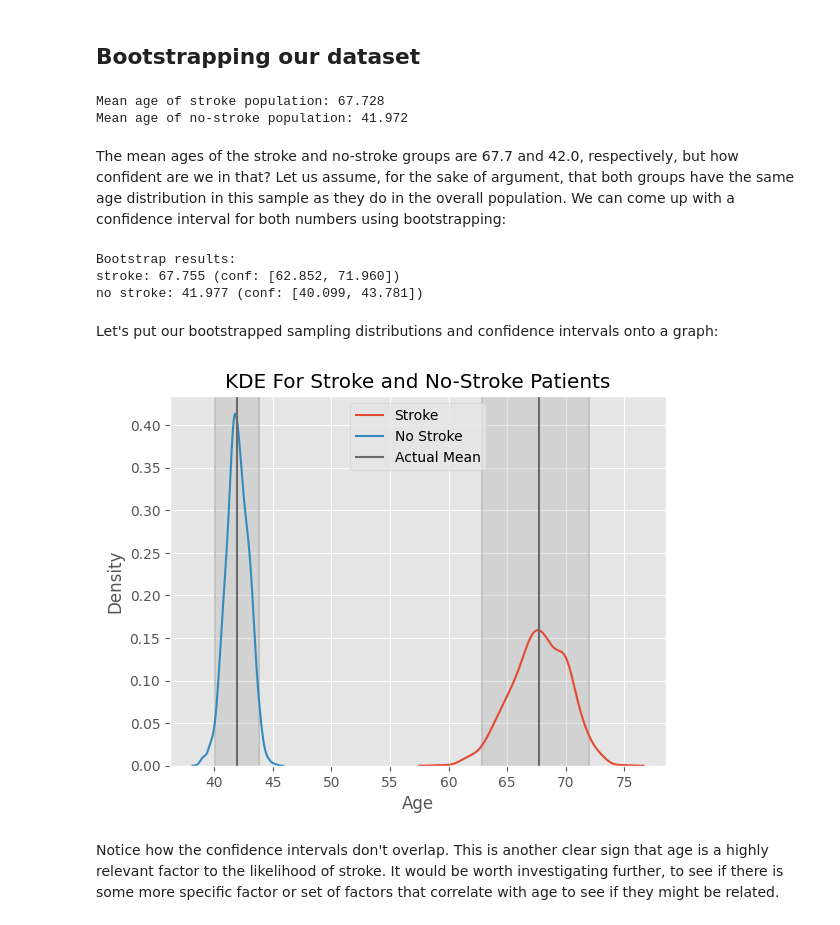
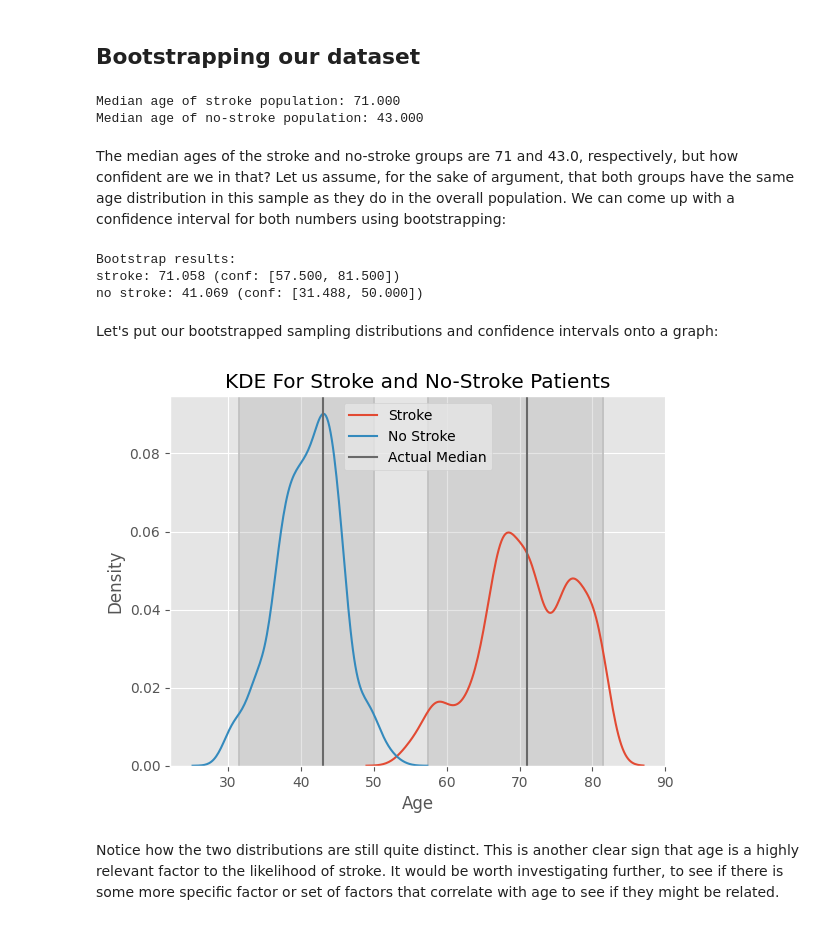
Before and after one commit to emmafurth/Data201, a Jupyter notebook: project 1/final.ipynb, the cells around one changed output. Cells and saved outputs as stored; diff of their text form; code cells hidden in the pictures.

```diff
--- a/project 1/final.ipynb
+++ b/project 1/final.ipynb
@@ -127,77 +127,78 @@ Immediately, we can see a difference: while the distributions for BMI and glucos
 stroke_df = df[df["stroke"] == True]
 no_stroke_df = df[df["stroke"] == False]
 
-stroke_mean_age_actual = stroke_df["age"].mean()
-no_stroke_mean_age_actual = no_stroke_df["age"].mean()
+stroke_median_age_actual = stroke_df["age"].median()
+no_stroke_median_age_actual = no_stroke_df["age"].median()
 
-print(f"Mean age of stroke population: {stroke_mean_age_actual:.3f}")
-print(f"Mean age of no-stroke population: {no_stroke_mean_age_actual:.3f}")
+print(f"Median age of stroke population: {stroke_median_age_actual:.3f}")
+print(f"Median age of no-stroke population: {no_stroke_median_age_actual:.3f}")
 # %% [output]
-Mean age of stroke population: 67.728
-Mean age of no-stroke population: 41.972
+Median age of stroke population: 71.000
+Median age of no-stroke population: 43.000
 # %% [markdown]
-The mean ages of the stroke and no-stroke groups are 67.7 and 42.0, respectively, but how confident are we in that? Let us assume, for the sake of argument, that both groups have the same age distribution in this sample as they do in the overall population. We can come up with a confidence interval for both numbers using bootstrapping:
+The median ages of the stroke and no-stroke groups are 71 and 43.0, respectively, but how confident are we in that? Let us assume, for the sake of argument, that both groups have the same age distribution in this sample as they do in the overall population. We can come up with a confidence interval for both numbers using bootstrapping:
 # %%
-# get the size of both the stroke and no-stroke groups
-stroke_count = len(stroke_df)
-no_stroke_count = len(no_stroke_df)
-# set the desired sample size to be 10% of the group size
-stroke_sample_size = int(np.round(stroke_count / 10))
-no_stroke_sample_size = int(np.round(no_stroke_count / 10))
+
+# set the desired sample size to be 10% of the respective group size
+stroke_sample_size = int(np.round(len(stroke_df) / 10))
+no_stroke_sample_size = int(np.round(len(no_stroke_df) / 10))
+
+# set the initial samples
+stroke_sample = stroke_df.sample(stroke_sample_size)
+no_stroke_sample = no_stroke_df.sample(no_stroke_sample_size)
 
 # make our bootstrap samples
-stroke_means_bootstrapped_samples = []
-no_stroke_means_bootstrapped_samples = []
+stroke_medians_bootstrapped_samples = []
+no_stroke_medians_bootstrapped_samples = []
 for i in range(1000):
-                stroke_bootstrapped_sample = stroke_df.sample(stroke_sample_size)
-                no_stroke_bootstrapped_sample = no_stroke_df.sample(no_stroke_sample_size)
-                stroke_means_bootstrapped_samples.append(stroke_bootstrapped_sample["age"].mean())
-                no_stroke_means_bootstrapped_samples.append(no_stroke_bootstrapped_sample["age"].mean())
+                stroke_bootstrapped_sample = stroke_sample.sample(int(stroke_sample_size / 10), replace=True)
+                no_stroke_bootstrapped_sample = no_stroke_sample.sample(int(no_stroke_sample_size / 10), replace=True)
+                stroke_medians_bootstrapped_samples.append(stroke_bootstrapped_sample["age"].median())
+                no_stroke_medians_bootstrapped_samples.append(no_stroke_bootstrapped_sample["age"].median())
 
-stroke_mean_age_simulated = np.mean(stroke_means_bootstrapped_samples)
-no_stroke_mean_age_simulated = np.mean(no_stroke_means_bootstrapped_samples)
+stroke_median_age_simulated = np.mean(stroke_medians_bootstrapped_samples)
+no_stroke_median_age_simulated = np.mean(no_stroke_medians_bootstrapped_samples)
 
 # our confidence intervals
-min1, max1 = np.percentile(stroke_means_bootstrapped_samples, [2.5, 97.5]) # The middle 95% interval
-min2, max2 = np.percentile(no_stroke_means_bootstrapped_samples, [2.5, 97.5]) # The middle 95% interval
+min1, max1 = np.percentile(stroke_medians_bootstrapped_samples, [2.5, 97.5]) # The middle 95% interval
+min2, max2 = np.percentile(no_stroke_medians_bootstrapped_samples, [2.5, 97.5]) # The middle 95% interval
 
 print("Bootstrap results:")
-print(f"stroke: {stroke_mean_age_simulated:.3f} (conf: [{min1:.3f}, {max1:.3f}])")
-print(f"no stroke: {no_stroke_mean_age_simulated:.3f} (conf: [{min2:.3f}, {max2:.3f}])")
+print(f"stroke: {stroke_median_age_simulated:.3f} (conf: [{min1:.3f}, {max1:.3f}])")
+print(f"no stroke: {no_stroke_median_age_simulated:.3f} (conf: [{min2:.3f}, {max2:.3f}])")
 # %% [output]
 Bootstrap results:
-stroke: 67.755 (conf: [62.852, 71.960])
-no stroke: 41.977 (conf: [40.099, 43.781])
+stroke: 71.058 (conf: [57.500, 81.500])
+no stroke: 41.069 (conf: [31.488, 50.000])
 # %% [markdown]
 Let's put our bootstrapped sampling distributions and confidence intervals onto a graph:
 # %%
 # now draw our confidence intervals
 vspan_color = "darkgray"
 vline_color_ci = "silver"
 linestyle = "-"
 linewidth = 1.25
 plt.axvspan(min1, max1, alpha=0.3, color=vspan_color)
 plt.axvline(min1, color=vline_color_ci, linestyle=linestyle, linewidth=linewidth)
 plt.axvline(max1, color=vline_color_ci, linestyle=linestyle, linewidth=linewidth)
 
 plt.axvspan(min2, max2, alpha=0.3, color=vspan_color)
 plt.axvline(min2, color=vline_color_ci, linestyle=linestyle, linewidth=linewidth)
 plt.axvline(max2, color=vline_color_ci, linestyle=linestyle, linewidth=linewidth)
 
 # graphing the distributions
-sns.kdeplot(stroke_means_bootstrapped_samples, label="Stroke")
-sns.kdeplot(no_stroke_means_bootstrapped_samples, label="No Stroke")
+sns.kdeplot(stroke_medians_bootstrapped_samples, label="Stroke")
+sns.kdeplot(no_stroke_medians_bootstrapped_samples, label="No Stroke")
 
 # draw a vertical line for the actual means
-plt.axvline(stroke_mean_age_actual, color="dimgrey", label="Actual Mean")
-plt.axvline(no_stroke_mean_age_actual, color="dimgrey")
-
+plt.axvline(stroke_median_age_actual, color="dimgrey", label="Actual Median")
+plt.axvline(no_stroke_median_age_actual, color="dimgrey")
 
 plt.xlabel("Age")
 plt.title("KDE For Stroke and No-Stroke Patients")
 plt.legend(loc="upper center")
 plt.show()
 # %% [output]
-[figure, old version]
+[figure, new version]
 # %% [markdown]
-Notice how the confidence intervals don't overlap. This is another clear sign that age is a highly relevant factor to the likelihood of stroke. It would be worth investigating further, to see if there is some more specific factor or set of factors that correlate with age to see if they might be related.
+Notice how the two distributions are still quite distinct. This is another clear sign that age is a highly relevant factor to the likelihood of stroke. It would be worth investigating further, to see if there is some more specific factor or set of factors that correlate with age to see if they might be related.
```
